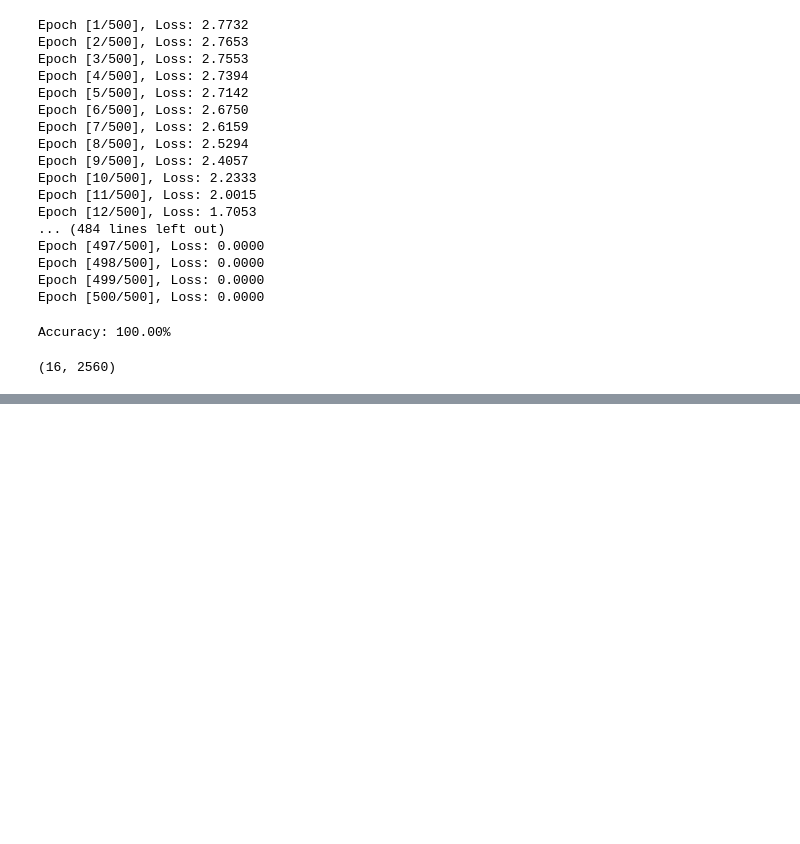
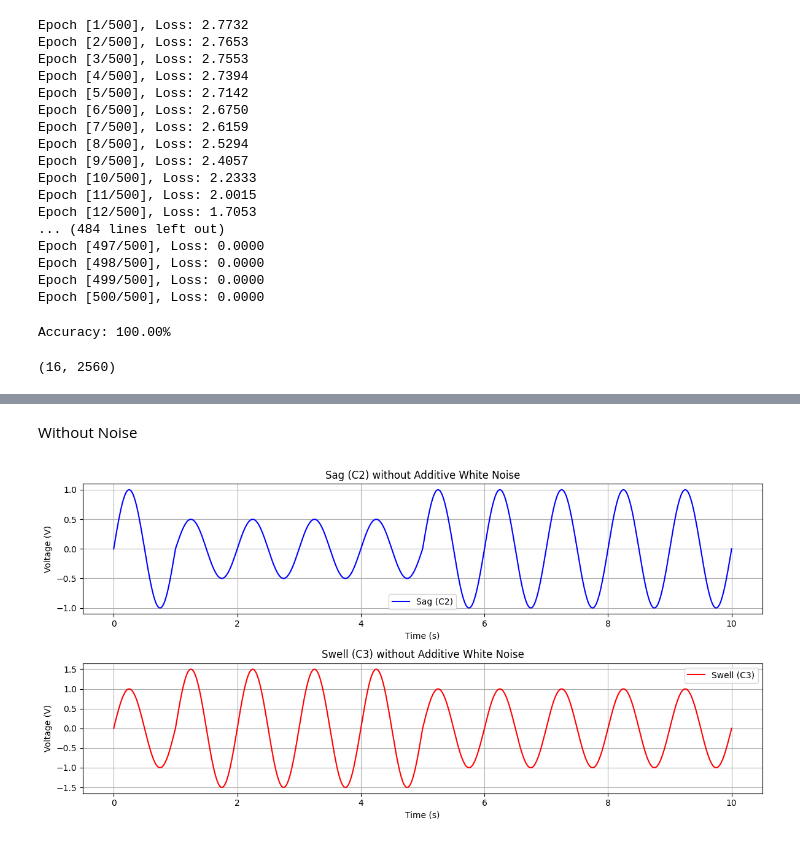
Before and after one commit to Atulit0823/predictions, a Jupyter notebook: eff.ipynb, the cells around one changed output, grey strips where cells are left out. Cells and saved outputs as stored; diff of their text form; code cells hidden in the pictures; blank space fills up the shorter version.

```diff
--- a/eff.ipynb
+++ b/eff.ipynb
@@ -161,0 +208,46 @@ all_features.shape
+# %% [markdown]
+Without Noise
+# %%
+import numpy as np
+import matplotlib.pyplot as plt
+
+alpha_sag = 0.5
+alpha_swell = 0.5
+t1 = 1
+t2 = 5
+omega = 2 * np.pi
+T = 2
+time = np.linspace(0, 10, 1000)
+np.random.seed(0)
+N_sag = np.random.normal(0, 0.1, len(time))
+N_swell = np.random.normal(0, 0.1, len(time))
+
+def u(t):
+    return np.heaviside(t, 1)
+
+V_sag = (1 - alpha_sag * (u(time - t1) - u(time - t2))) * np.sin(omega * time)
+
+V_swell = (1 + alpha_swell * (u(time - t1) - u(time - t2))) * np.sin(omega * time)
+
+plt.figure(figsize=(12, 6))
+
+plt.subplot(2, 1, 1)
+plt.plot(time, V_sag, label='Sag (C2)', color='blue')
+plt.title('Sag (C2) without Additive White Noise')
+plt.xlabel('Time (s)')
+plt.ylabel('Voltage (V)')
+plt.grid(True)
+plt.legend()
+
+plt.subplot(2, 1, 2)
+plt.plot(time, V_swell, label='Swell (C3)', color='red')
+plt.title('Swell (C3) without Additive White Noise')
+plt.xlabel('Time (s)')
+plt.ylabel('Voltage (V)')
+plt.grid(True)
+plt.legend()
+
+plt.tight_layout()
+plt.show()
+# %% [output]
+[figure, added]
```
Also changed, not shown: parts of 2 cells of this notebook, 1 other file.
